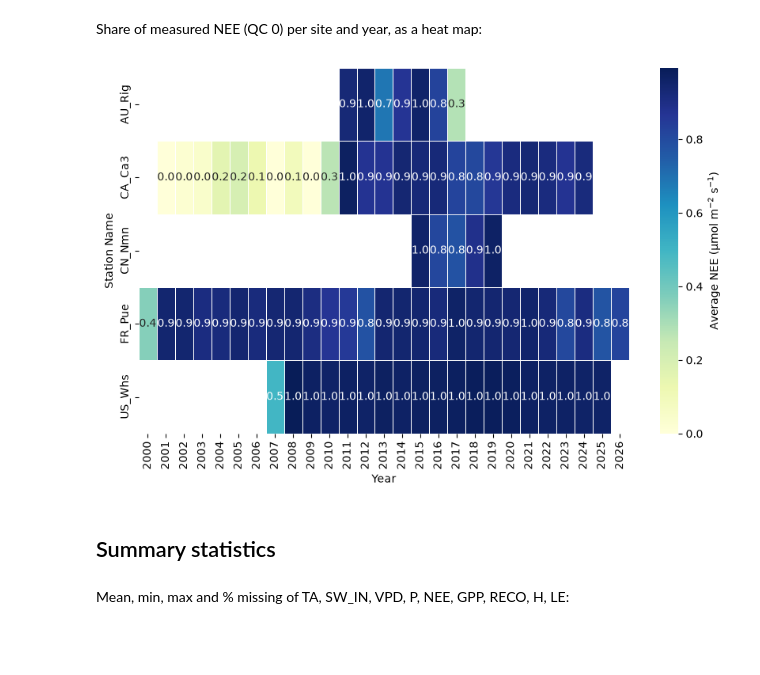
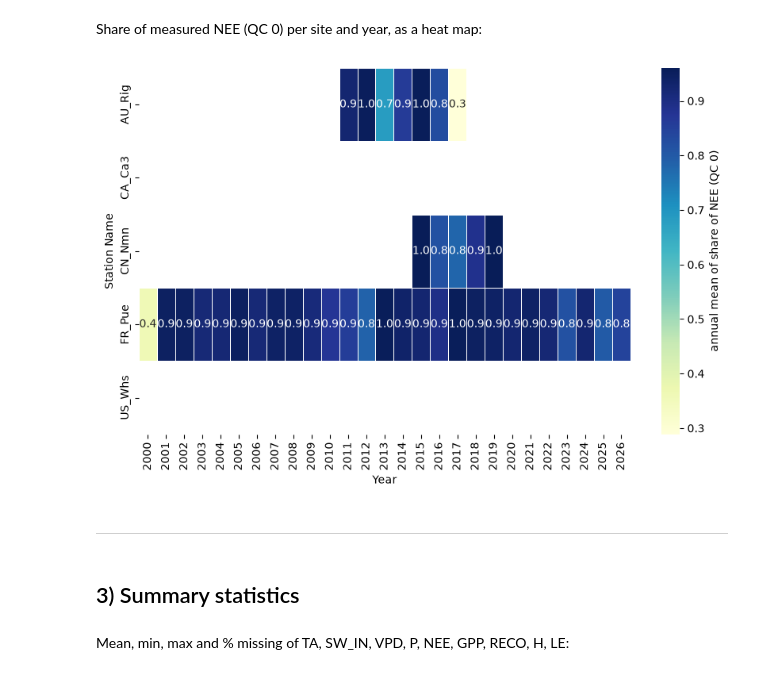
Before and after one commit to loew-b/datascience_env_monit, a Jupyter notebook: reports/block04_flux_observations.ipynb, the cells around one changed output. Drawn from its saved outputs; the diff is of its cells as text; code cells hidden in the pictures; blank space fills up the shorter version.

```diff
--- a/reports/block04_flux_observations.ipynb
+++ b/reports/block04_flux_observations.ipynb
@@ -42,8 +52,7 @@ for stn in files:
 data_df = pd.concat(data)
 
 # ---- Convert timestamp to datetime format ----
-data_df['TIME_START'] = pd.to_datetime(data_df['TIMESTAMP_START'])
-data_df['TIME_END'] = pd.to_datetime(data_df['TIMESTAMP_END'])
+data_df['TIME'] = pd.to_datetime(data_df['TIMESTAMP_START'], format="%Y%m%d%H%M")
 
 data_df = data_df.set_index(data_df.index.get_level_values(0))
 data_df['station'] = data_df.index
@@ -94,36 +119,38 @@ plt.show()
 # %% [markdown]
 Share of measured NEE (QC 0) per site and year, as a heat map:
 # %%
-# ---- Extract NEE values from data and calculate yearly averages ----
+# ---- Extract NEE QC values from data and calculate yearly averages ----
 
 NEE_df = pd.DataFrame({
     'timestamp':data_df['TIME_START'],
-    'value':data_df['NEE_CUT_MEAN_QC'],
+    'value':data_df['NEE_VUT_MEAN_QC'],
     'station':data_df['station']
 })
 NEE_df['year'] = NEE_df['timestamp'].dt.year
 
 NEE_avg_df = NEE_df.groupby(['year', 'station'])['value'].mean().reset_index()
 
 # ---- Heat map: re-format and plot data ----
 
 heatmap_data = NEE_avg_df.pivot(index='station', columns='year', values='value')
 
 plt.figure(figsize=(10, 6))
 sns.heatmap(heatmap_data,
             annot=True,       # Show the numbers in the cells
             fmt=".1f",        # Format to 1 decimal place
             cmap="YlGnBu",    # Yellow-Green-Blue color palette
-            cbar_kws={'label': 'Average NEE ($\\rm \\mu mol~m^{-2}~s^{-1}$)'},
+            cbar_kws={'label': 'annual mean of share of NEE (QC 0)'},
             linewidths=.5)
 
 plt.ylabel('Station Name')
 plt.xlabel('Year')
 plt.show()
 # %% [output]
-[figure, old version]
+[figure, new version]
+# %% [markdown]
+----------
 # %% [markdown]
-## Summary statistics
+## 3\) Summary statistics
 # %% [markdown]
 Mean, min, max and % missing of TA, SW_IN, VPD, P, NEE, GPP, RECO, H, LE:
 # %%
```
Also changed, not shown: parts of 23 cells of this notebook.
